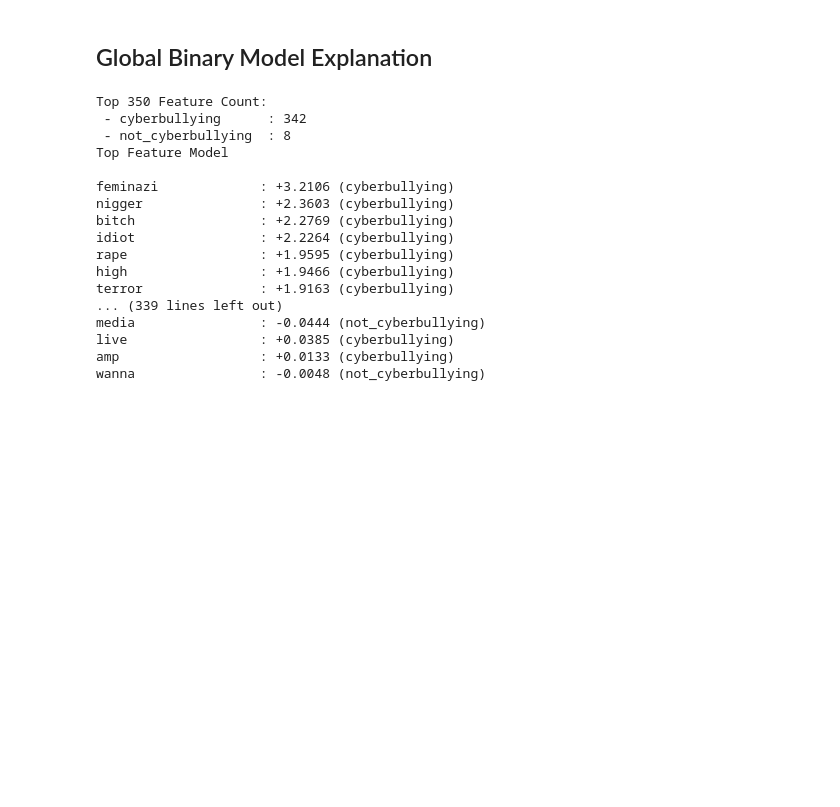
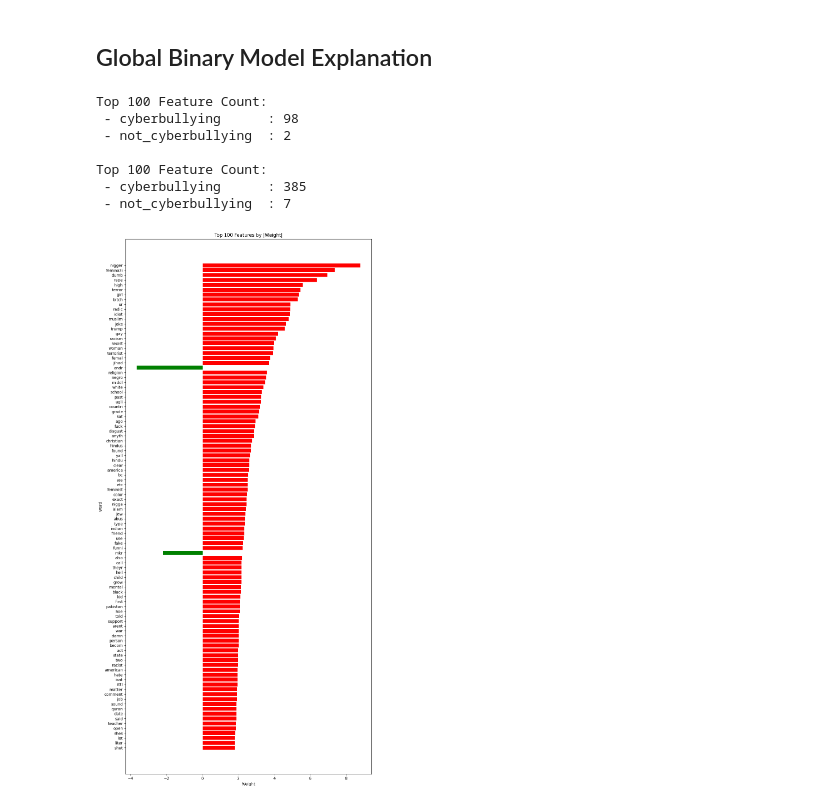
Before and after one commit to msegreto/CyberbullismDetection, a Jupyter notebook: notebook/7.2_ModelExplanationBinary.ipynb, the cells around one changed output. Drawn from its saved outputs; the diff is of its cells as text; code cells hidden in the pictures; blank space fills up the shorter version.

```diff
--- a/notebook/7.2_ModelExplanationBinary.ipynb
+++ b/notebook/7.2_ModelExplanationBinary.ipynb
@@ -144,38 +141,57 @@ Text preview: The fact that i just paid $7 for a fruit cup and a coffee at schoo
 ## Global Binary Model Explanation
 # %%
 coeffs = lr_binary.coef_[0]
-vocab = BoW_vectorizer_binary.get_feature_names_out()
+vocab = tfidf_vectorizer_binary.get_feature_names_out()
 important_words = sorted(zip(vocab, coeffs), key=lambda x: abs(x[1]), reverse=True)
 
-top_n = 350
+top_n = 100
 top_features = important_words[:top_n]
 
 count_cyber = sum(1 for _, w in top_features if w > 0)
 count_not = sum(1 for _, w in top_features if w < 0)
 
 print(f"\nTop {top_n} Feature Count:")
 print(f" - cyberbullying      : {count_cyber}")
 print(f" - not_cyberbullying  : {count_not}")
 
-print("Top Feature Model\n")
-for word, weight in important_words[:350]:
-    direction = "cyberbullying" if weight > 0 else "not_cyberbullying"
-    print(f"{word:<20} : {weight:+.4f} ({direction})")
+top_features = important_words[:]
+
+count_cyber = sum(1 for _, w in top_features if w > 0)
+count_not = sum(1 for _, w in top_features if w < 0)
+
+print(f"\nAll Feature Count:")
+print(f" - cyberbullying      : {count_cyber}")
+print(f" - not_cyberbullying  : {count_not}")
+
+top_n = 100
+top_features = important_words[:top_n]
+
+count_cyber = sum(1 for _, w in top_features if w > 0)
+count_not = sum(1 for _, w in top_features if w < 0)
+
+df = pd.DataFrame(top_features, columns=["Word", "Weight"])
+df["Direction"] = df["Weight"].apply(lambda x: "cyberbullying" if x > 0 else "not_cyberbullying")
+
+count_cyber, count_not, df.head()
+
+df_sorted = df.reindex(df["Weight"].abs().sort_values(ascending=False).index)
+
+plt.figure(figsize=(10, 20))
+plt.barh(df_sorted["Word"], df_sorted["Weight"], color=df_sorted["Direction"].map({
+    "cyberbullying": "red", "not_cyberbullying": "green"
+}))
+plt.xlabel("Weight")
+plt.ylabel("Word")
+plt.title(f"Top {top_n} Features by |Weight|")
+plt.gca().invert_yaxis()
+plt.tight_layout()
+plt.show()
 # %% [output]
-Top 350 Feature Count:
- - cyberbullying      : 342
- - not_cyberbullying  : 8
-Top Feature Model
+Top 100 Feature Count:
+ - cyberbullying      : 98
+ - not_cyberbullying  : 2
 
-feminazi             : +3.2106 (cyberbullying)
-nigger               : +2.3603 (cyberbullying)
-bitch                : +2.2769 (cyberbullying)
-idiot                : +2.2264 (cyberbullying)
-rape                 : +1.9595 (cyberbullying)
-high                 : +1.9466 (cyberbullying)
-terror               : +1.9163 (cyberbullying)
-... (339 lines left out)
-media                : -0.0444 (not_cyberbullying)
-live                 : +0.0385 (cyberbullying)
-amp                  : +0.0133 (cyberbullying)
-wanna                : -0.0048 (not_cyberbullying)
+Top 100 Feature Count:
+ - cyberbullying      : 385
+ - not_cyberbullying  : 7
+[figure, added]
```
Also changed, not shown: parts of 2 cells of this notebook, 27 other files.
